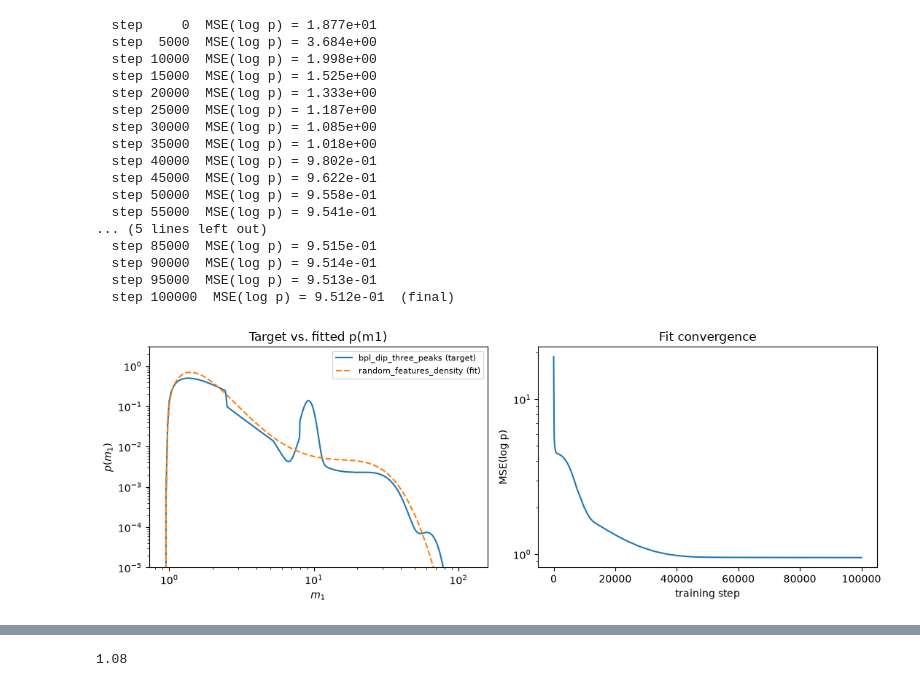
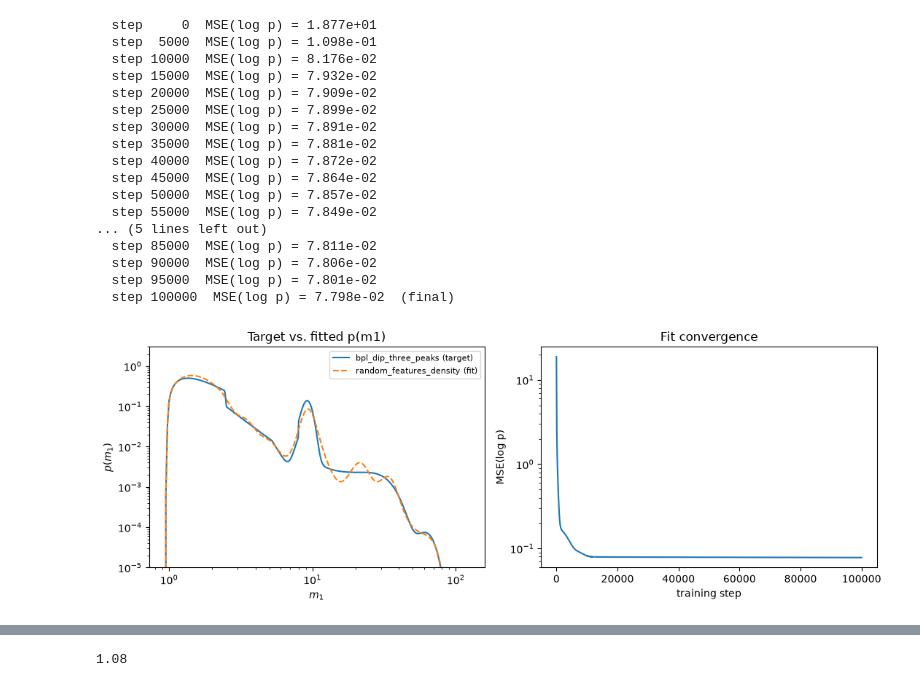
Before and after one commit to CosmoStatGW/CHIMERA, a Jupyter notebook: examples/nn.ipynb, the cells around one changed output, grey strips where cells are left out. Drawn from its saved outputs; the diff is of its cells as text; code cells hidden in the pictures.

```diff
--- a/examples/nn.ipynb
+++ b/examples/nn.ipynb
@@ -9,7 +9,7 @@ from CHIMERA.population.mass import p_m1m2, p_m1, pdf_joint_and_marg
 
 nn_config = dict(
     n_features=16,
-    feature_scale=1.0,
+    feature_scales=(1.0, 0.3, 0.1, 0.03),
     input_size=1,
 )
 
@@ -47,7 +47,7 @@ def norm(loc, scale):
 
 nn_config = dict(
     n_features=16,
-    feature_scale=1.0,
+    feature_scales=(1.0, 0.3, 0.1, 0.03),
     input_size=1,
 )
 
@@ -137,7 +137,7 @@ def fit_to_target_p_m1(target_model, base_model, n_grid=1000,
   no pretraining step and no dependence on an assumed target shape. This
   cell instead answers a narrower question: how well can a K-feature
   random basis approximate a *given* shape at all, as a sanity check on
-  `n_features` / `feature_scale` before using the model for inference.
+  `n_features` / `feature_scales` before using the model for inference.
 
   Log-space (rather than linear) is used because p(m1) spans several
   orders of magnitude (dip + peaks); a linear MSE would be dominated by
@@ -215,52 +215,52 @@ def fit_to_target_p_m1(target_model, base_model, n_grid=1000,
 model_target = bpl_dip_three_peaks()
 
 base_model = random_features_density(
-    n_features=16, feature_scale=1.0,
+    n_features=64, feature_scales=(1.0, 0.3, 0.1, 0.03),
     bottomsmooth=model_target.bottomsmooth, topsmooth=model_target.topsmooth,
     m_low=model_target.m_low, m_high=model_target.m_high,
 )
 
 fitted_model, losses = fit_to_target_p_m1(model_target, base_model, n_steps=100_000)
 
 m1 = jnp.linspace(model_target.m_low, model_target.m_high, 5000)
 pdf_target = p_m1(model_target, m1)
 pdf_fit = p_m1(fitted_model, m1)
 
 fig, axes = plt.subplots(1, 2, figsize=(11, 4))
 
 axes[0].plot(m1, pdf_target, label="bpl_dip_three_peaks (target)")
 axes[0].plot(m1, pdf_fit, "--", label="random_features_density (fit)")
 axes[0].set_xscale("log")
 axes[0].set_yscale("log")
 axes[0].set_ylim(1e-5, 3)
 axes[0].set(xlabel="$m_1$", ylabel="$p(m_1)$", title="Target vs. fitted p(m1)")
 axes[0].legend(fontsize=8)
 
 axes[1].plot(losses)
 axes[1].set_yscale("log")
 axes[1].set(xlabel="training step", ylabel="MSE(log p)", title="Fit convergence")
 
 fig.tight_layout()
 plt.show()
 # %% [output]
   step     0  MSE(log p) = 1.877e+01
-  step  5000  MSE(log p) = 3.684e+00
-  step 10000  MSE(log p) = 1.998e+00
-  step 15000  MSE(log p) = 1.525e+00
-  step 20000  MSE(log p) = 1.333e+00
-  step 25000  MSE(log p) = 1.187e+00
-  step 30000  MSE(log p) = 1.085e+00
-  step 35000  MSE(log p) = 1.018e+00
-  step 40000  MSE(log p) = 9.802e-01
-  step 45000  MSE(log p) = 9.622e-01
-  step 50000  MSE(log p) = 9.558e-01
-  step 55000  MSE(log p) = 9.541e-01
+  step  5000  MSE(log p) = 1.098e-01
+  step 10000  MSE(log p) = 8.176e-02
+  step 15000  MSE(log p) = 7.932e-02
+  step 20000  MSE(log p) = 7.909e-02
+  step 25000  MSE(log p) = 7.899e-02
+  step 30000  MSE(log p) = 7.891e-02
+  step 35000  MSE(log p) = 7.881e-02
+  step 40000  MSE(log p) = 7.872e-02
+  step 45000  MSE(log p) = 7.864e-02
+  step 50000  MSE(log p) = 7.857e-02
+  step 55000  MSE(log p) = 7.849e-02
 ... (5 lines left out)
-  step 85000  MSE(log p) = 9.515e-01
-  step 90000  MSE(log p) = 9.514e-01
-  step 95000  MSE(log p) = 9.513e-01
-  step 100000  MSE(log p) = 9.512e-01  (final)
+  step 85000  MSE(log p) = 7.811e-02
+  step 90000  MSE(log p) = 7.806e-02
+  step 95000  MSE(log p) = 7.801e-02
+  step 100000  MSE(log p) = 7.798e-02  (final)
-[figure, old version]
+[figure, new version]
 # %%
 # final loss -- see printed output of the cell above once (re-)run
 # %%
```
Also changed, not shown: parts of 6 cells of this notebook, 1 other file.
